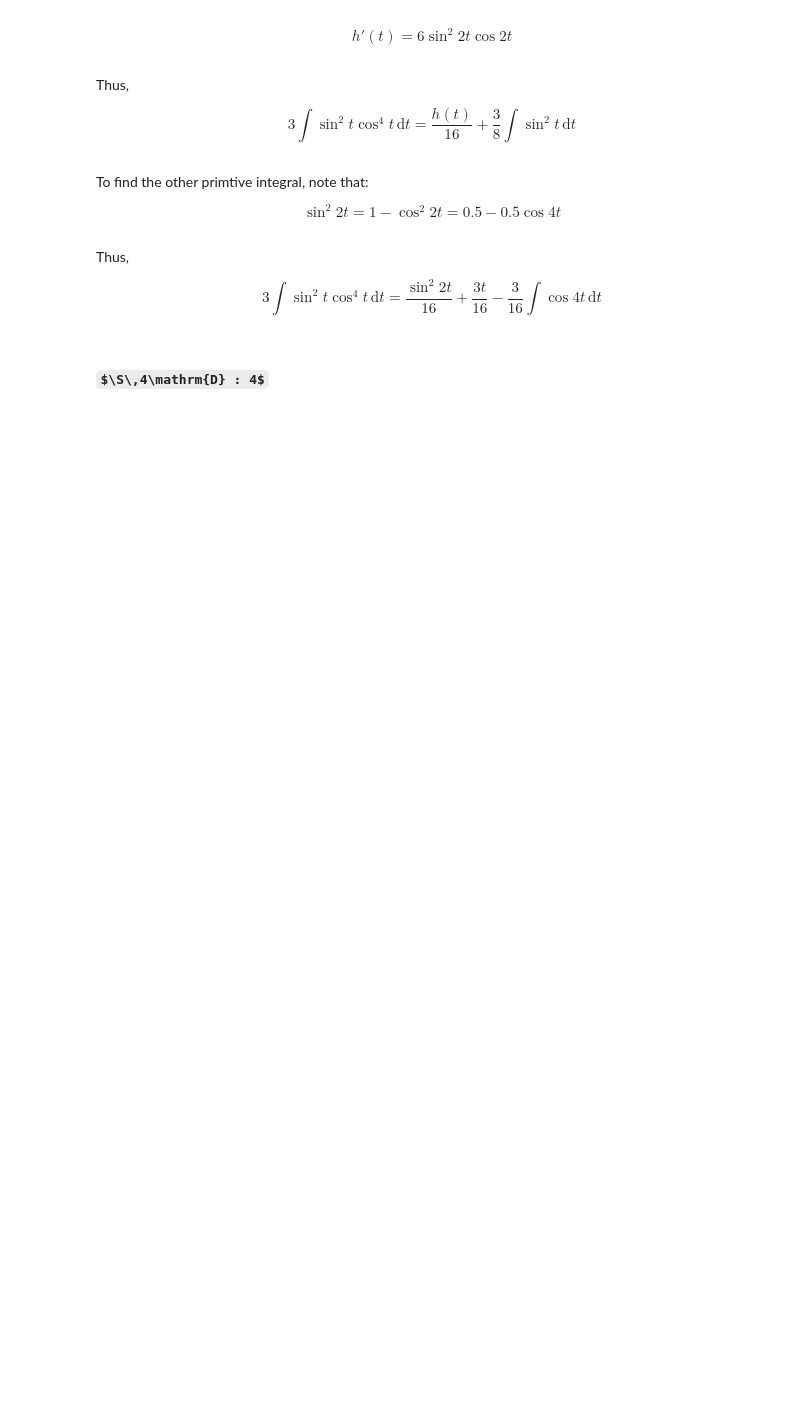
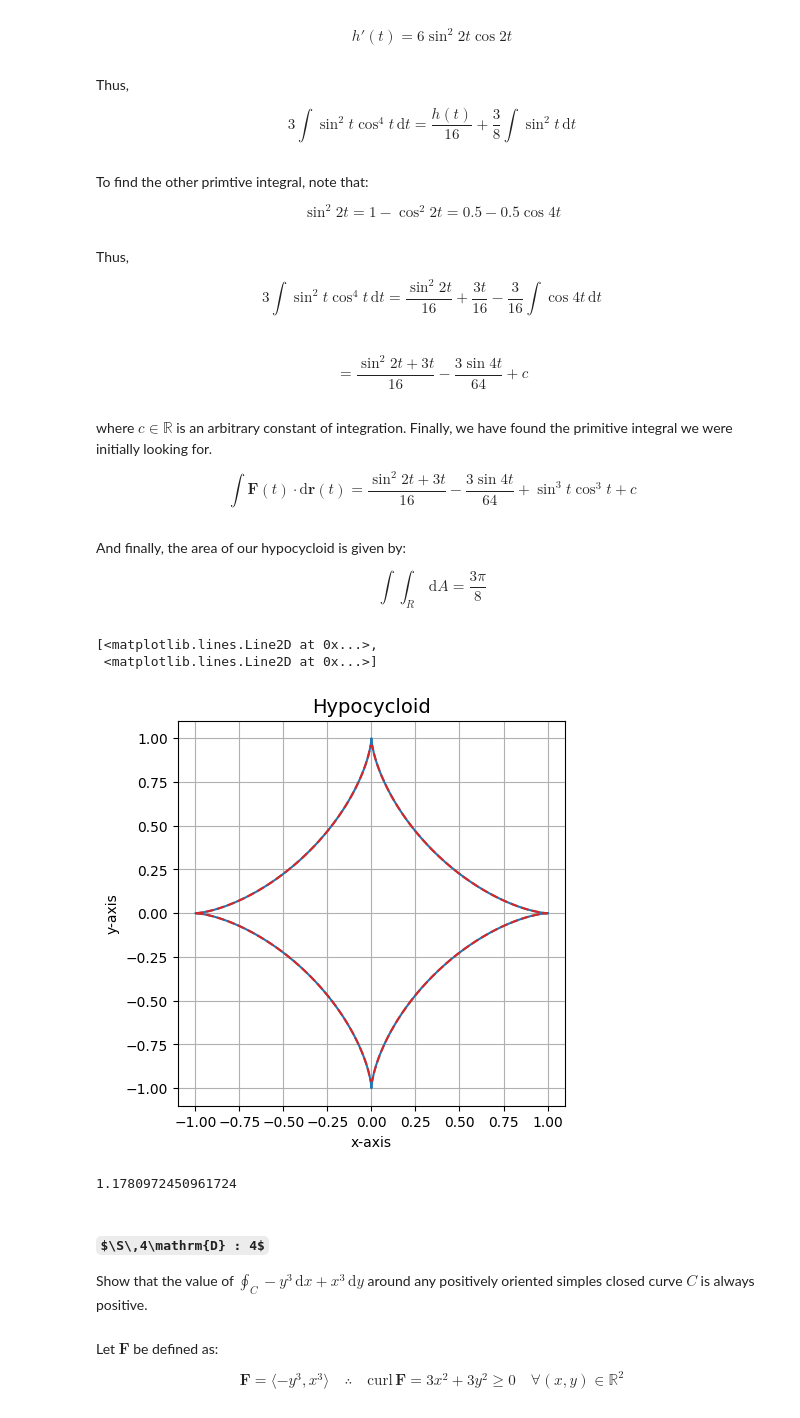
Before and after one commit to jordandll/MultivariableCalculus, a Jupyter notebook: DoubleIntegrals/GreensTheorem/pset/pset9-part1.ipynb, the cells around one changed output. Saved outputs shown, nothing was run; the diff lists cells and outputs as text; code cells hidden in the pictures; some formulas as TeX source; blank space fills up the shorter version.

```diff
--- a/DoubleIntegrals/GreensTheorem/pset/pset9-part1.ipynb
+++ b/DoubleIntegrals/GreensTheorem/pset/pset9-part1.ipynb
@@ -231,5 +231,48 @@ $$ \sin^2 2t = 1 - \cos^2 2t = 0.5 - 0.5\cos 4t$$
 Thus,
 
 $$ 3\int\sin^2 t\cos^4 t\,\mathrm{d}t = \frac{\sin^2 2t}{16} + \frac{3t}{16} - \frac{3}{16}\int\cos 4t\,\mathrm{d}t$$
+# %% [markdown]
+$$ = \frac{\sin^2 2t + 3t}{16} - \frac{3\sin 4t}{64} + c$$
+# %% [markdown]
+where $c\in\mathbb{R}$ is an arbitrary constant of integration.  Finally, we have found the primitive integral we were initially looking for.
+
+$$ \int\mathbf{F}(t)\cdot\mathrm{d}\mathbf{r}(t) = \frac{\sin^2 2t + 3t}{16} - \frac{3\sin 4t}{64} + \sin^3 t\cos^3 t + c$$
+# %% [markdown]
+And finally, the area of our hypocycloid is given by:
+
+$$ \int\!\int_R\,\mathrm{d}A = \frac{3\pi}{8}$$
+# %%
+# Create the domain.
+t = np.linspace(0,2*np.pi,num=200)
+x = np.linspace(-1,1,num=200)
+
+# Define the functions that give C.
+f = np.sqrt((1-(x**2)**(1/3))**3)
+r = (r_x,r_y) = (np.cos(t)**3,np.sin(t)**3)
+
+# Create the figure and axes.
+fig, ax = plt.subplots(figsize=(5,5))
+ax.set_title('Hypocycloid',size=14)
+ax.set_xlabel('x-axis')
+ax.set_ylabel('y-axis')
+ax.grid()
+
+# Plot the curve C.
+ax.plot(*r,color='tab:blue')
+ax.plot(x,f,x,-f,color='tab:red',ls='--')
+# %% [output]
+[<matplotlib.lines.Line2D at 0x...>,
+ <matplotlib.lines.Line2D at 0x...>]
+[figure, added]
+# %%
+3*np.pi/8
+# %% [output]
+1.1780972450961724
 # %% [markdown]
 #### $\S\,4\mathrm{D} : 4$
+
+Show that the value of $\displaystyle \oint_C-y^3\,\mathrm{d}x + x^3\,\mathrm{d}y$ around any positively oriented simples closed curve $C$ is always positive.
+# %% [markdown]
+Let $\mathbf{F}$ be defined as:
+
+$$\mathbf{F} = \langle -y^3,x^3\rangle \quad\therefore\quad \mathrm{curl }\,\mathbf{F} = 3x^2 + 3y^2 \ge 0 \quad\forall (x,y)\in\mathbb{R}^2 $$
```
Also changed, not shown: parts of 65 cells of this notebook.
